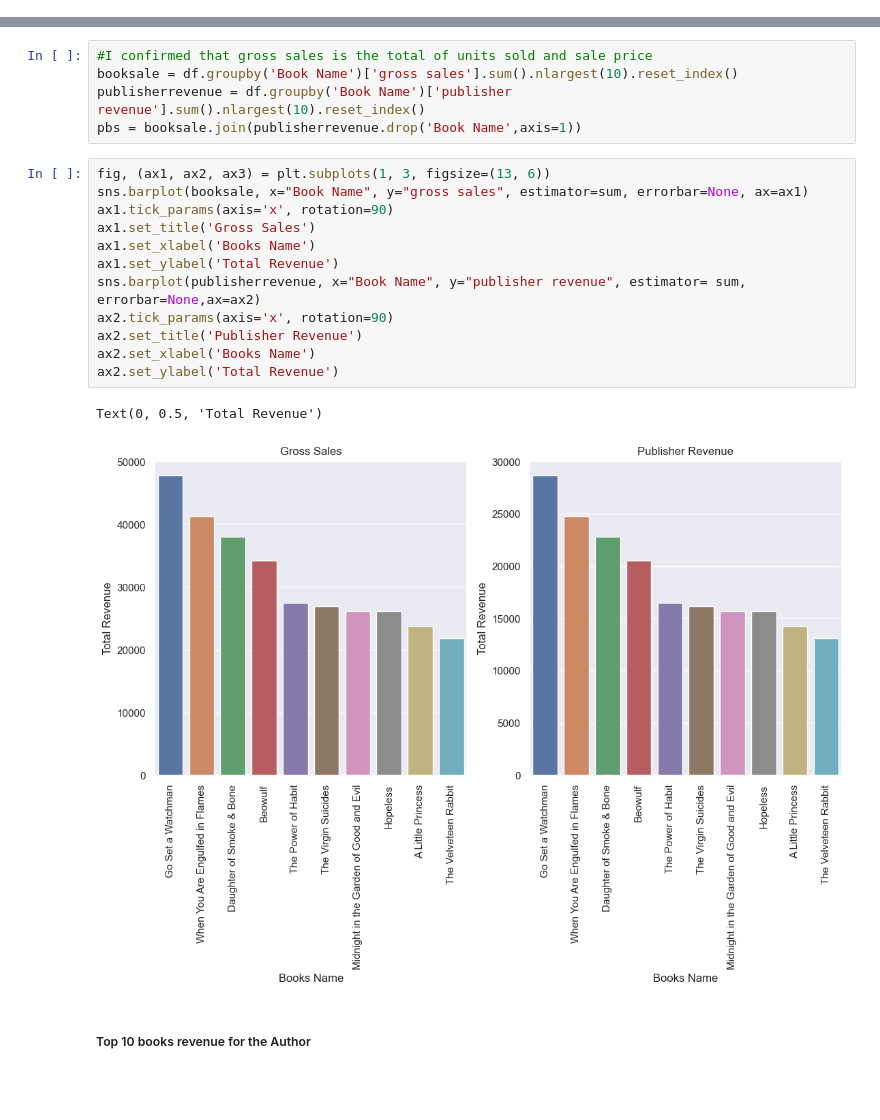
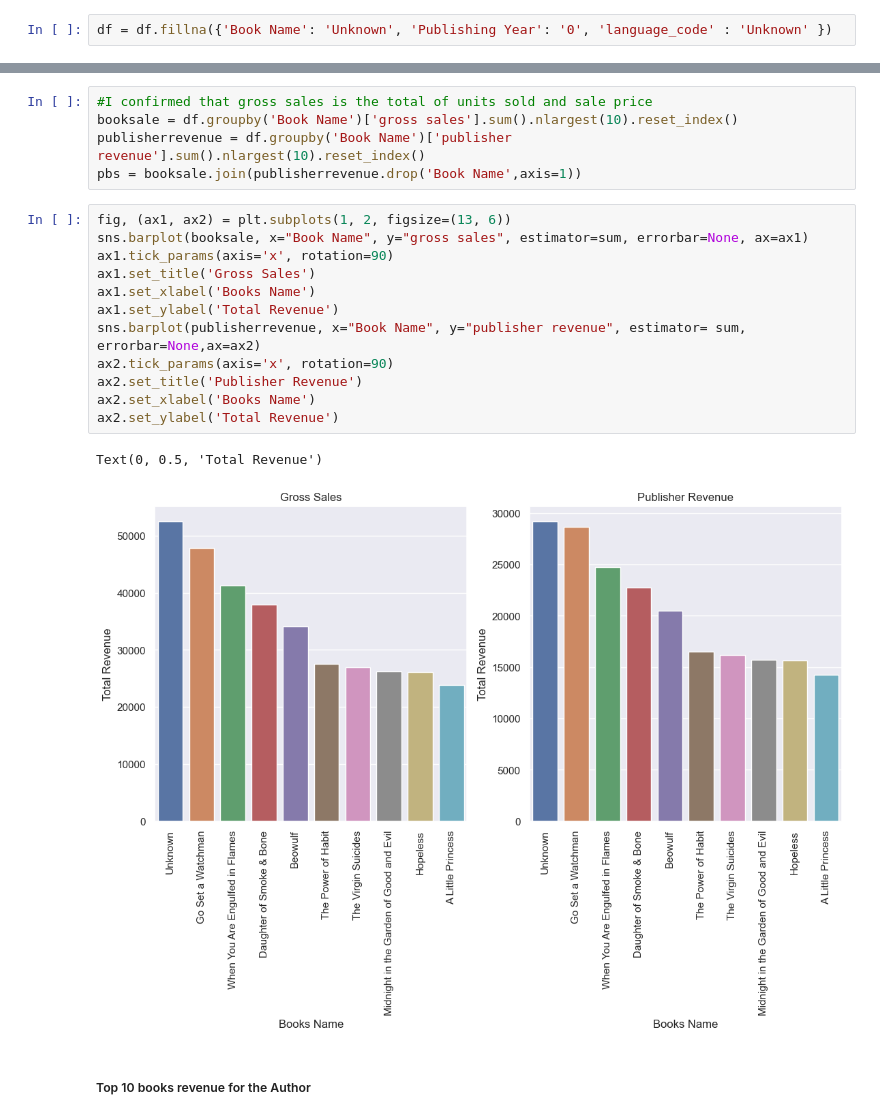
Before and after one commit to jesusbailbond/Books, a Jupyter notebook: Books Data.ipynb, the cells around one changed output, grey strips where cells are left out. Drawn from its saved outputs; the diff is of its cells as text; blank space fills up the shorter version.

```diff
--- a/Books Data.ipynb
+++ b/Books Data.ipynb
@@ -64,0 +68,2 @@ Name: units sold, Length: 1070, dtype: int64>
+# %%
+df = df.fillna({'Book Name': 'Unknown', 'Publishing Year': '0', 'language_code' : 'Unknown' })
@@ -107,20 +130,20 @@ booksale = df.groupby('Book Name')['gross sales'].sum().nlargest(10).reset_index
 publisherrevenue = df.groupby('Book Name')['publisher revenue'].sum().nlargest(10).reset_index()
 pbs = booksale.join(publisherrevenue.drop('Book Name',axis=1))
 # %%
-fig, (ax1, ax2, ax3) = plt.subplots(1, 3, figsize=(13, 6))
+fig, (ax1, ax2) = plt.subplots(1, 2, figsize=(13, 6))
 sns.barplot(booksale, x="Book Name", y="gross sales", estimator=sum, errorbar=None, ax=ax1)
 ax1.tick_params(axis='x', rotation=90)
 ax1.set_title('Gross Sales')
 ax1.set_xlabel('Books Name')
 ax1.set_ylabel('Total Revenue')
 sns.barplot(publisherrevenue, x="Book Name", y="publisher revenue", estimator= sum, errorbar=None,ax=ax2)
 ax2.tick_params(axis='x', rotation=90)
 ax2.set_title('Publisher Revenue')
 ax2.set_xlabel('Books Name')
 ax2.set_ylabel('Total Revenue')
 # %% [output]
 Text(0, 0.5, 'Total Revenue')
-[figure, old version]
+[figure, new version]
 # %% [markdown]
 ##### Top 10 books revenue for the Author
 # %%
```
Also changed, not shown: parts of 21 cells of this notebook.
